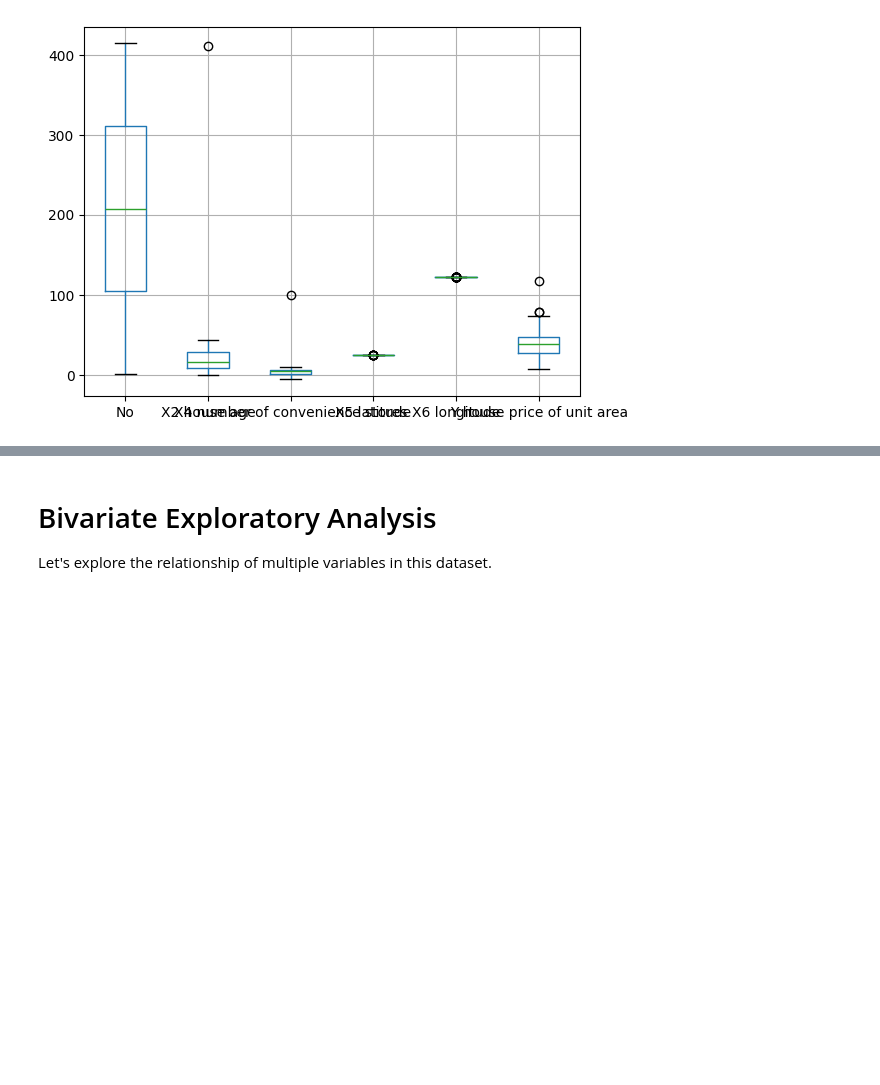
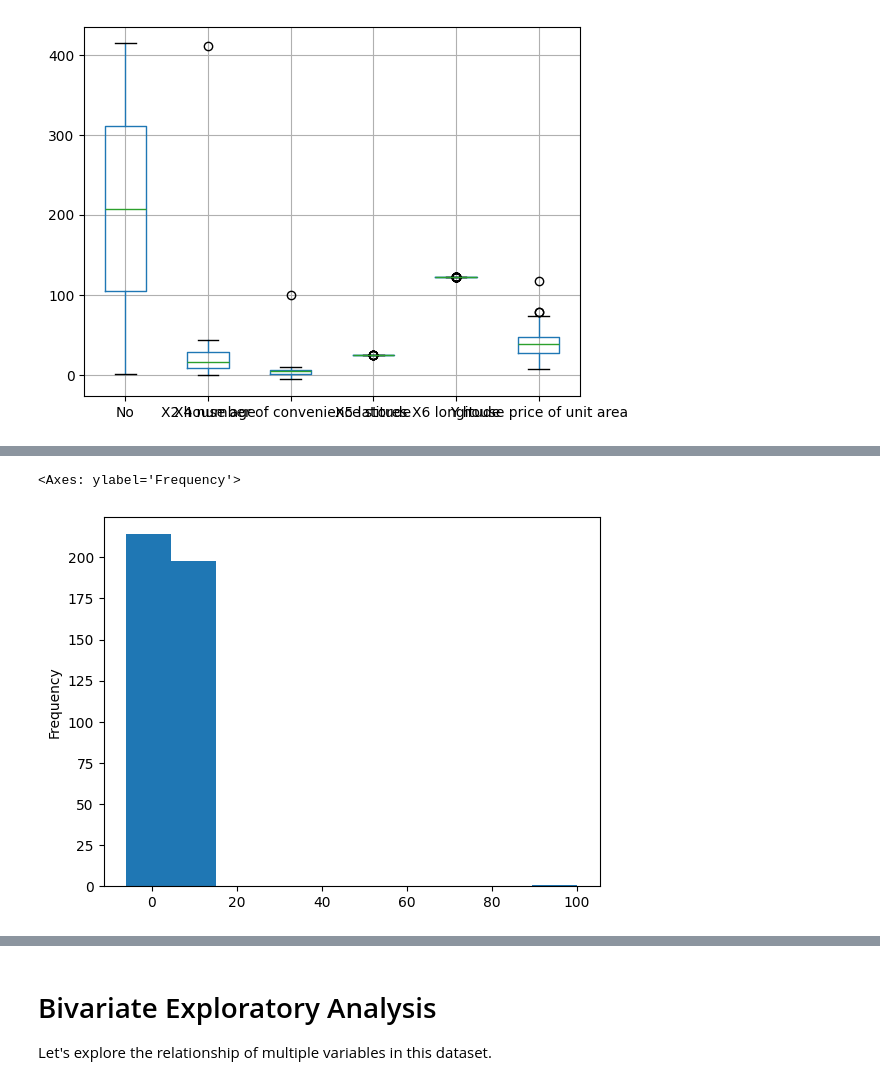
Before and after one commit to emanuelbucio/rental-pricing-prediction-lab, a Jupyter notebook: rental-pricing-prediction-lab/code/data_prep/01explore.ipynb, the cells around one changed output, grey strips where cells are left out. Drawn from its saved outputs; the diff is of its cells as text; code cells hidden in the pictures; blank space fills up the shorter version.

```diff
--- a/rental-pricing-prediction-lab/code/data_prep/01explore.ipynb
+++ b/rental-pricing-prediction-lab/code/data_prep/01explore.ipynb
@@ -148,0 +80,5 @@ array([[<Axes: title={'center': 'No'}>,
+# %%
+df['X4 number of convenience stores'].plot.hist()
+# %% [output]
+<Axes: ylabel='Frequency'>
+[figure, added]
```
Also changed, not shown: parts of 19 cells of this notebook, 3 other files.
